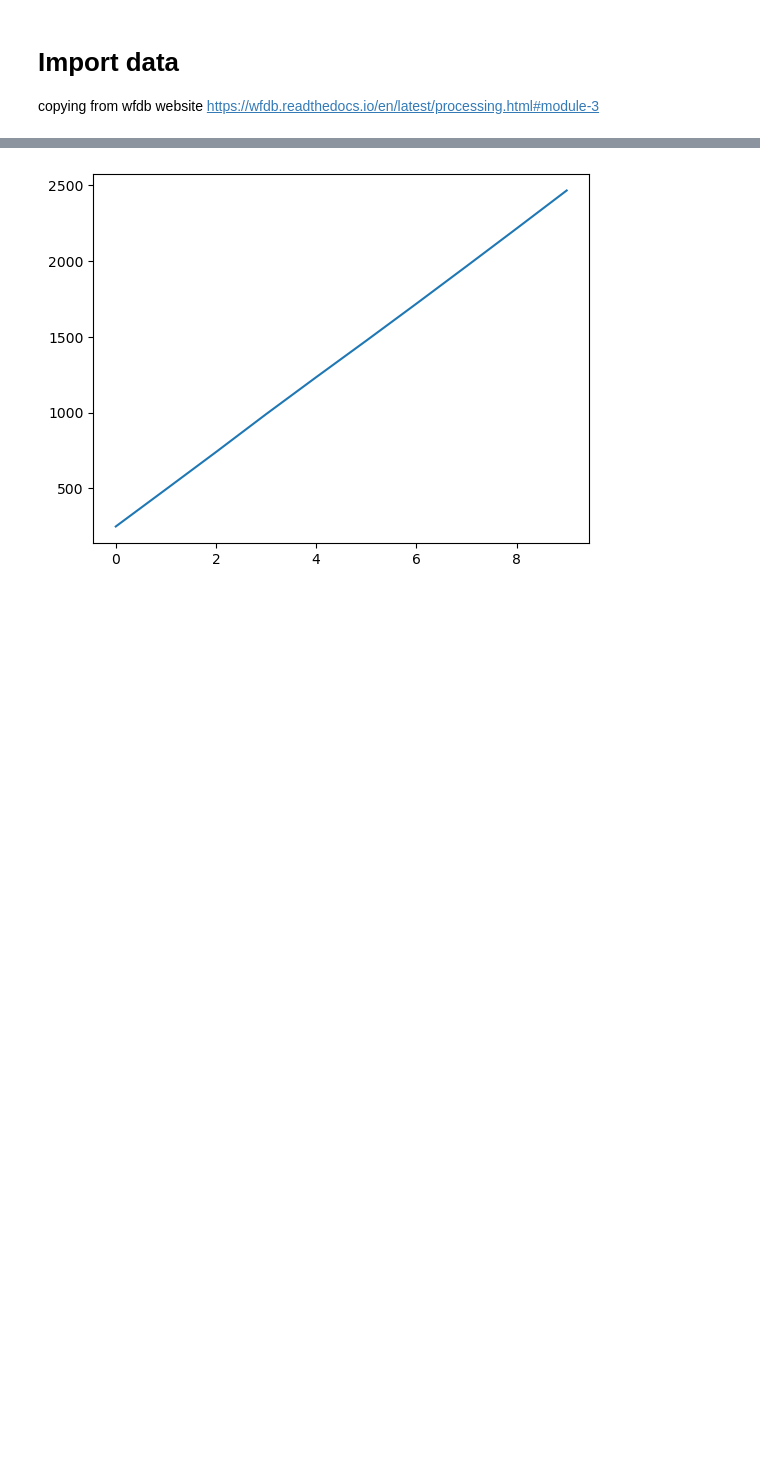
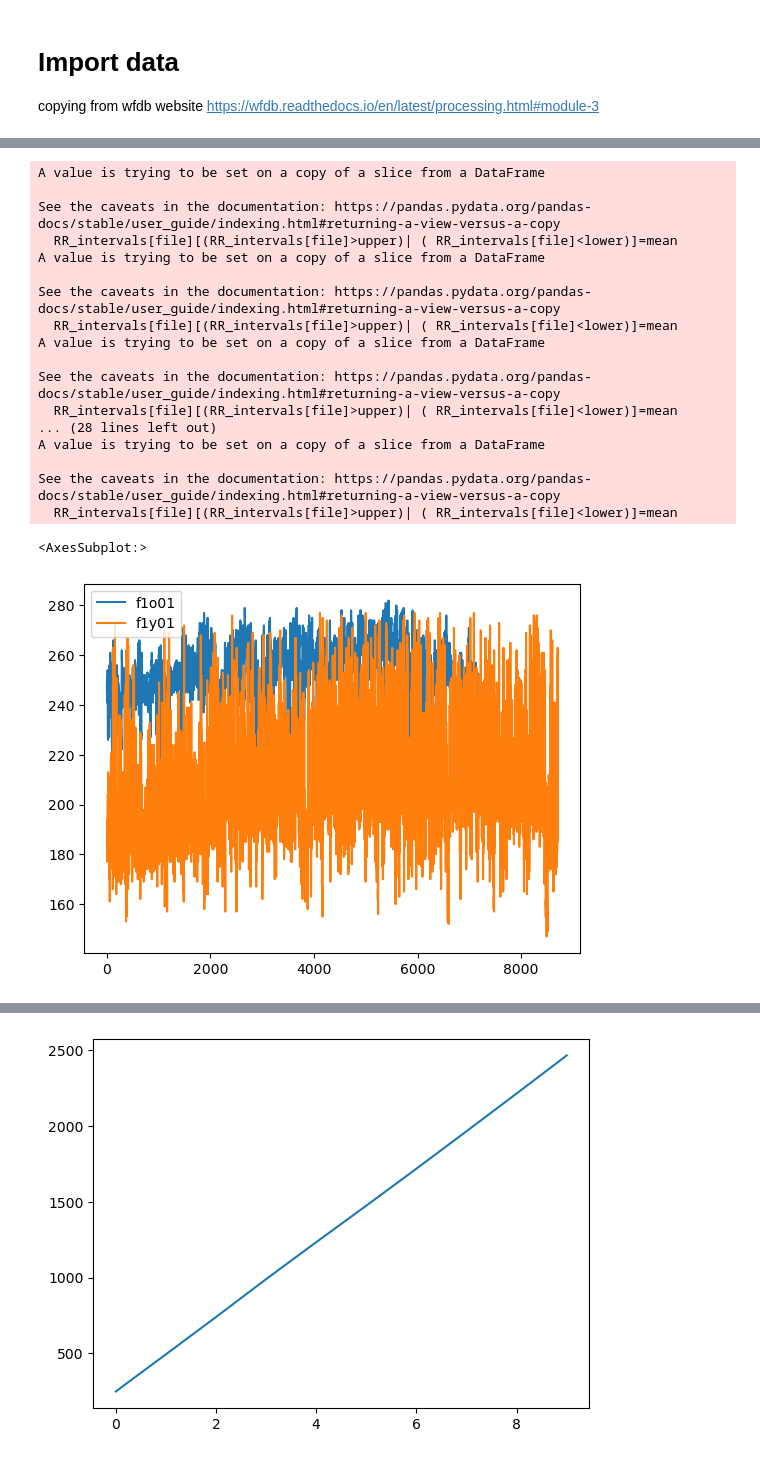
Before and after one commit to threeblueonebrowneyes/Critical-Scale-Invariance-Heart-Rate, a Jupyter notebook: Reading hea files - Data processing.ipynb, the cells around one changed output, grey strips where cells are left out. Drawn from its saved outputs; the diff is of its cells as text; code cells hidden in the pictures; blank space fills up the shorter version.

```diff
--- a/Reading hea files - Data processing.ipynb
+++ b/Reading hea files - Data processing.ipynb
@@ -67 +68,38 @@ RR_intervals=pd.read_hdf('RR_intervals.hdf')
+# %%
+# Cleaning of data by removing b(i) greater than 3*std(b(i))
+factor=3
+#b.mean(),
+#b.std()
+
+#b
+
+
+for file in files:
+    mean=np.mean(RR_intervals[file])
+    std=np.std(RR_intervals[file])
+    upper=mean+factor*std
+    lower=mean-factor*std
+    RR_intervals[file][(RR_intervals[file]>upper)| ( RR_intervals[file]<lower)]=mean
+
+b.iloc[:, [0,10]].plot()
+# %% [output]
+A value is trying to be set on a copy of a slice from a DataFrame
+
+See the caveats in the documentation: https://pandas.pydata.org/pandas-docs/stable/user_guide/indexing.html#returning-a-view-versus-a-copy
+  RR_intervals[file][(RR_intervals[file]>upper)| ( RR_intervals[file]<lower)]=mean
+A value is trying to be set on a copy of a slice from a DataFrame
+
+See the caveats in the documentation: https://pandas.pydata.org/pandas-docs/stable/user_guide/indexing.html#returning-a-view-versus-a-copy
+  RR_intervals[file][(RR_intervals[file]>upper)| ( RR_intervals[file]<lower)]=mean
+A value is trying to be set on a copy of a slice from a DataFrame
+
+See the caveats in the documentation: https://pandas.pydata.org/pandas-docs/stable/user_guide/indexing.html#returning-a-view-versus-a-copy
+  RR_intervals[file][(RR_intervals[file]>upper)| ( RR_intervals[file]<lower)]=mean
+... (28 lines left out)
+A value is trying to be set on a copy of a slice from a DataFrame
+
+See the caveats in the documentation: https://pandas.pydata.org/pandas-docs/stable/user_guide/indexing.html#returning-a-view-versus-a-copy
+  RR_intervals[file][(RR_intervals[file]>upper)| ( RR_intervals[file]<lower)]=mean
+<AxesSubplot:>
+[figure, added]
 # %%
```
Also changed, not shown: parts of 20 cells of this notebook.
